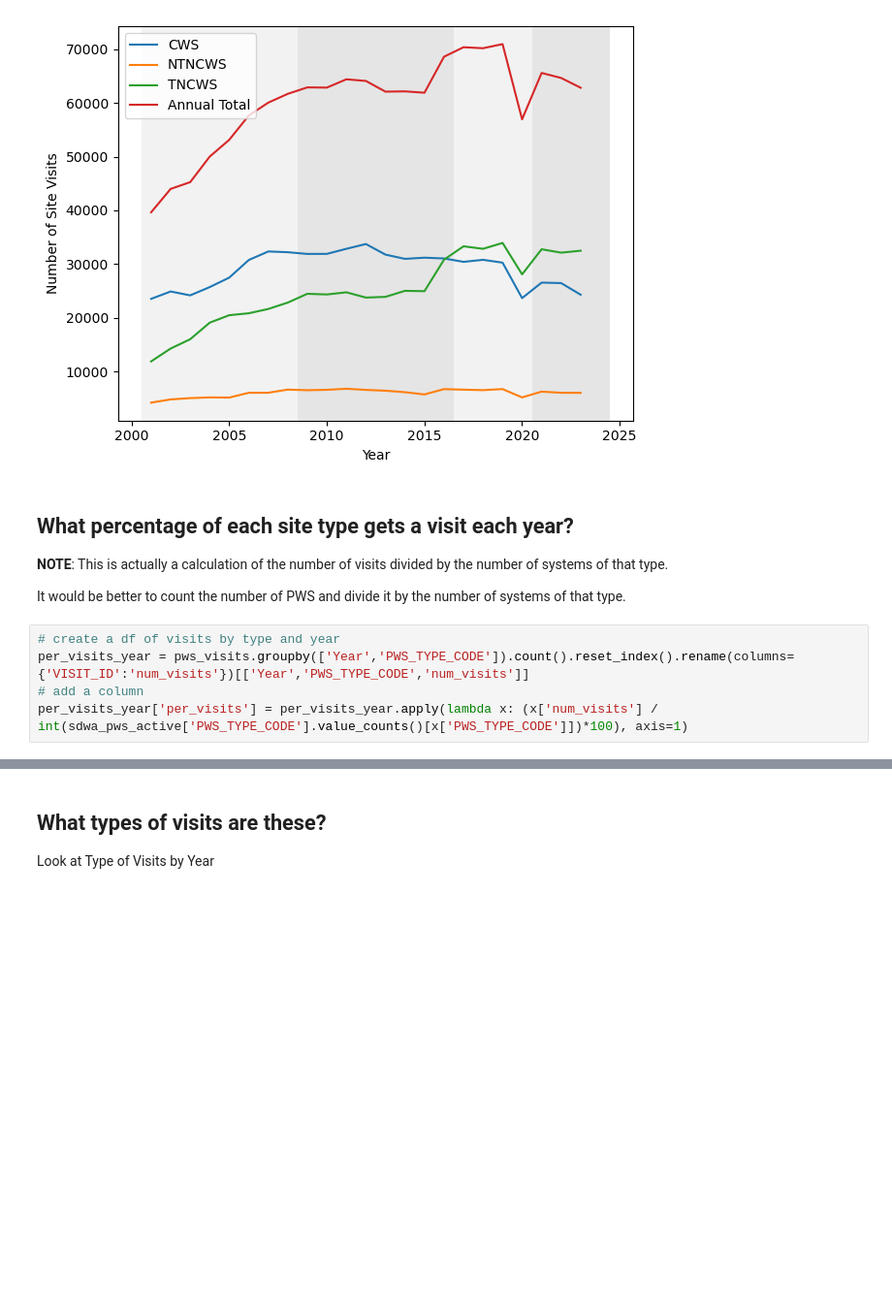
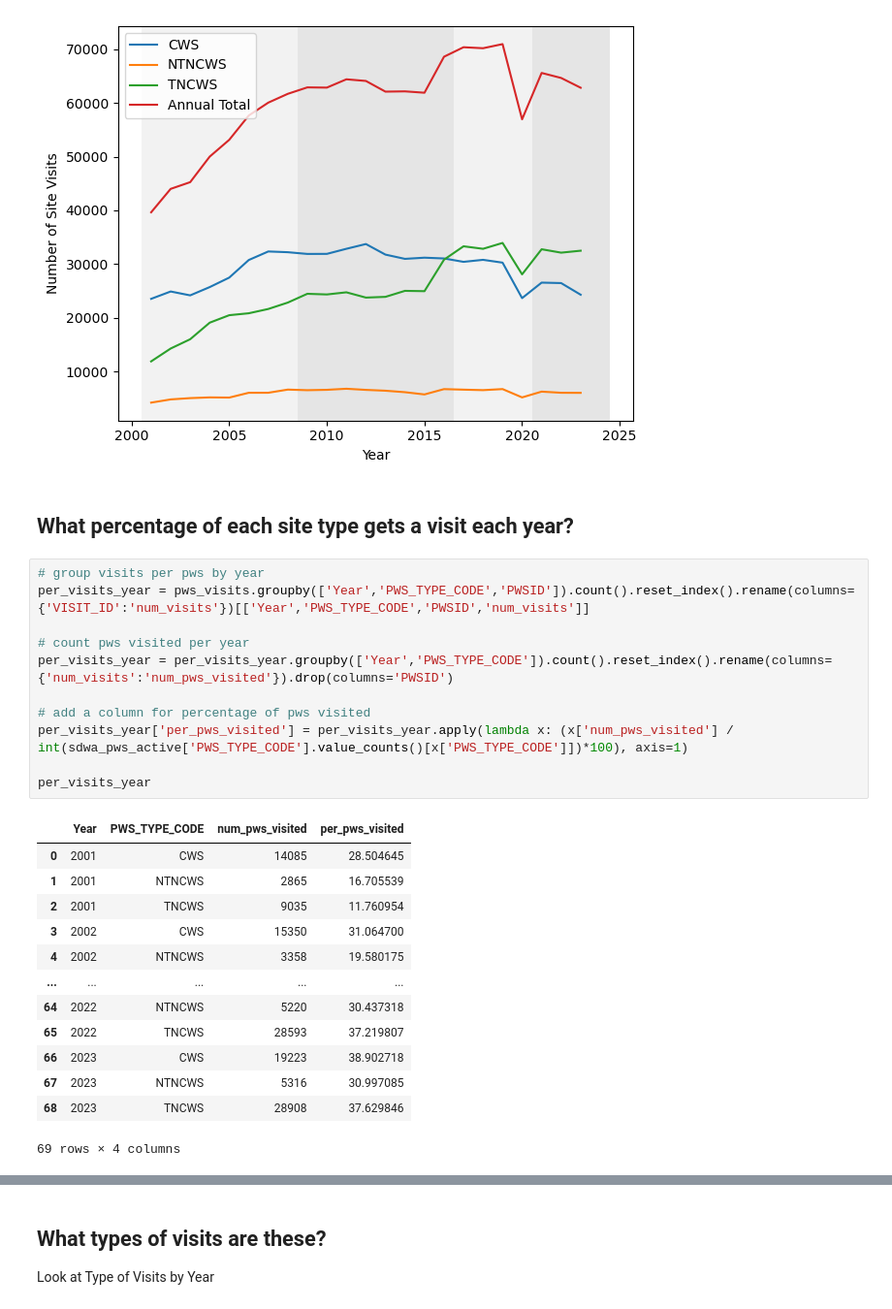
Before and after one commit to edgi-govdata-archiving/EEW-SOEP, a Jupyter notebook: SOE_Drinking_Water.ipynb, the cells around one changed output, grey strips where cells are left out. Shown at 97% size. Drawn from its saved outputs; the diff is of its cells as text; blank space fills up the shorter version.

```diff
--- a/SOE_Drinking_Water.ipynb
+++ b/SOE_Drinking_Water.ipynb
@@ -2179,16 +2179,32 @@ plt.ylabel('Number of Site Visits')
 # %% [output]
 Text(20.347222222222214, 0.5, 'Number of Site Visits')
 [figure]
-# %% [markdown]
-## What percentage of each site type gets a visit each year?
-
-**NOTE**: This is actually a calculation of the number of visits divided by the number of systems of that type.
-
-It would be better to count the number of PWS and divide it by the number of systems of that type.
+# %% [markdown]
+## What percentage of each site type gets a visit each year?
 # %%
-# create a df of visits by type and year
-per_visits_year = pws_visits.groupby(['Year','PWS_TYPE_CODE']).count().reset_index().rename(columns={'VISIT_ID':'num_visits'})[['Year','PWS_TYPE_CODE','num_visits']]
-# add a column
-per_visits_year['per_visits'] = per_visits_year.apply(lambda x: (x['num_visits'] / int(sdwa_pws_active['PWS_TYPE_CODE'].value_counts()[x['PWS_TYPE_CODE']])*100), axis=1)
+# group visits per pws by year
+per_visits_year = pws_visits.groupby(['Year','PWS_TYPE_CODE','PWSID']).count().reset_index().rename(columns={'VISIT_ID':'num_visits'})[['Year','PWS_TYPE_CODE','PWSID','num_visits']]
+
+# count pws visited per year
+per_visits_year = per_visits_year.groupby(['Year','PWS_TYPE_CODE']).count().reset_index().rename(columns={'num_visits':'num_pws_visited'}).drop(columns='PWSID')
+
+# add a column for percentage of pws visited
+per_visits_year['per_pws_visited'] = per_visits_year.apply(lambda x: (x['num_pws_visited'] / int(sdwa_pws_active['PWS_TYPE_CODE'].value_counts()[x['PWS_TYPE_CODE']])*100), axis=1)
+
+per_visits_year
+# %% [output]
+|  | Year | PWS_TYPE_CODE | num_pws_visited | per_pws_visited |
+| 0 | 2001 | CWS | 14085 | 28.504645 |
+| 1 | 2001 | NTNCWS | 2865 | 16.705539 |
+| 2 | 2001 | TNCWS | 9035 | 11.760954 |
+| 3 | 2002 | CWS | 15350 | 31.064700 |
+| 4 | 2002 | NTNCWS | 3358 | 19.580175 |
+| ... | ... | ... | ... | ... |
+| 64 | 2022 | NTNCWS | 5220 | 30.437318 |
+| 65 | 2022 | TNCWS | 28593 | 37.219807 |
+| 66 | 2023 | CWS | 19223 | 38.902718 |
+| 67 | 2023 | NTNCWS | 5316 | 30.997085 |
+| 68 | 2023 | TNCWS | 28908 | 37.629846 |
+69 rows × 4 columns
 # %%
 # plot the percentage data
```
Also changed, not shown: parts of 7 cells of this notebook.
